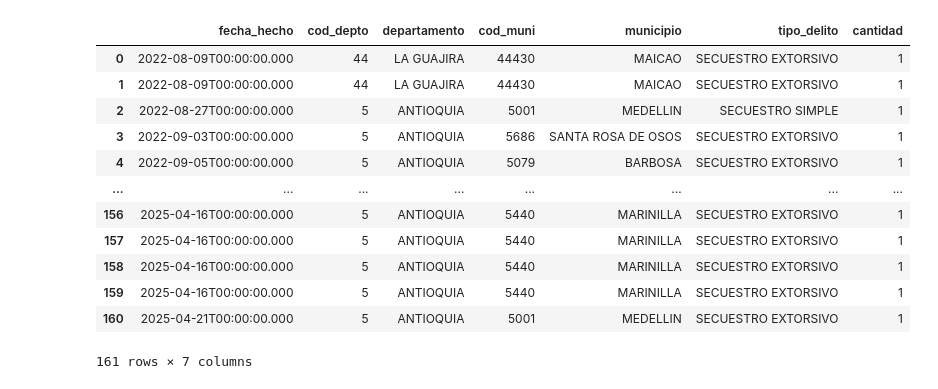
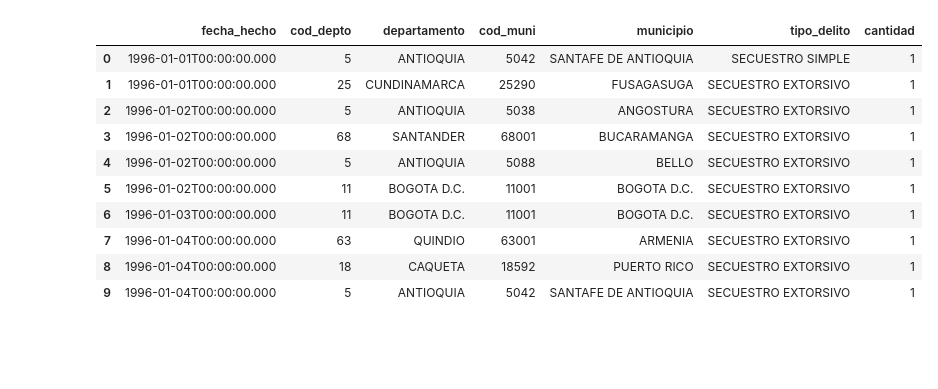
Before and after one commit to SPMINE-2425/repo_diegomiranda, a Jupyter notebook: Código/Exploración_Secuestros.ipynb, the cells around one changed output. Cells and saved outputs as stored; diff of their text form; code cells hidden in the pictures; blank space fills up the shorter version.

Commit message:
avance en la exploración de base datos secuestros

```diff
--- a/Código/Exploración_Secuestros.ipynb
+++ b/Código/Exploración_Secuestros.ipynb
@@ -6,16 +9,19 @@ DF = pd.read_json('https://www.datos.gov.co/resource/d7zw-hpf4.json?$query=SELEC
+# %%
+#Importación base de datos y convertir a df
+
+df=pd.read_json('https://www.datos.gov.co/resource/d7zw-hpf4.json?$limit=1000000&')
 # %%
-DF
+#Visión preliminar del dataset
+df.head(10)
 # %% [output]
 |  | fecha_hecho | cod_depto | departamento | cod_muni | municipio | tipo_delito | cantidad |
-| 0 | 2022-08-09T00:00:00.000 | 44 | LA GUAJIRA | 44430 | MAICAO | SECUESTRO EXTORSIVO | 1 |
-| 1 | 2022-08-09T00:00:00.000 | 44 | LA GUAJIRA | 44430 | MAICAO | SECUESTRO EXTORSIVO | 1 |
-| 2 | 2022-08-27T00:00:00.000 | 5 | ANTIOQUIA | 5001 | MEDELLIN | SECUESTRO SIMPLE | 1 |
-| 3 | 2022-09-03T00:00:00.000 | 5 | ANTIOQUIA | 5686 | SANTA ROSA DE OSOS | SECUESTRO EXTORSIVO | 1 |
-| 4 | 2022-09-05T00:00:00.000 | 5 | ANTIOQUIA | 5079 | BARBOSA | SECUESTRO EXTORSIVO | 1 |
-| ... | ... | ... | ... | ... | ... | ... | ... |
-| 156 | 2025-04-16T00:00:00.000 | 5 | ANTIOQUIA | 5440 | MARINILLA | SECUESTRO EXTORSIVO | 1 |
-| 157 | 2025-04-16T00:00:00.000 | 5 | ANTIOQUIA | 5440 | MARINILLA | SECUESTRO EXTORSIVO | 1 |
-| 158 | 2025-04-16T00:00:00.000 | 5 | ANTIOQUIA | 5440 | MARINILLA | SECUESTRO EXTORSIVO | 1 |
-| 159 | 2025-04-16T00:00:00.000 | 5 | ANTIOQUIA | 5440 | MARINILLA | SECUESTRO EXTORSIVO | 1 |
-| 160 | 2025-04-21T00:00:00.000 | 5 | ANTIOQUIA | 5001 | MEDELLIN | SECUESTRO EXTORSIVO | 1 |
+| 0 | 1996-01-01T00:00:00.000 | 5 | ANTIOQUIA | 5042 | SANTAFE DE ANTIOQUIA | SECUESTRO SIMPLE | 1 |
+| 1 | 1996-01-01T00:00:00.000 | 25 | CUNDINAMARCA | 25290 | FUSAGASUGA | SECUESTRO EXTORSIVO | 1 |
+| 2 | 1996-01-02T00:00:00.000 | 5 | ANTIOQUIA | 5038 | ANGOSTURA | SECUESTRO EXTORSIVO | 1 |
+| 3 | 1996-01-02T00:00:00.000 | 68 | SANTANDER | 68001 | BUCARAMANGA | SECUESTRO EXTORSIVO | 1 |
+| 4 | 1996-01-02T00:00:00.000 | 5 | ANTIOQUIA | 5088 | BELLO | SECUESTRO EXTORSIVO | 1 |
+| 5 | 1996-01-02T00:00:00.000 | 11 | BOGOTA D.C. | 11001 | BOGOTA D.C. | SECUESTRO EXTORSIVO | 1 |
+| 6 | 1996-01-03T00:00:00.000 | 11 | BOGOTA D.C. | 11001 | BOGOTA D.C. | SECUESTRO EXTORSIVO | 1 |
+| 7 | 1996-01-04T00:00:00.000 | 63 | QUINDIO | 63001 | ARMENIA | SECUESTRO EXTORSIVO | 1 |
+| 8 | 1996-01-04T00:00:00.000 | 18 | CAQUETA | 18592 | PUERTO RICO | SECUESTRO EXTORSIVO | 1 |
+| 9 | 1996-01-04T00:00:00.000 | 5 | ANTIOQUIA | 5042 | SANTAFE DE ANTIOQUIA | SECUESTRO EXTORSIVO | 1 |
-161 rows × 7 columns
```
Also changed, not shown: parts of 12 cells of this notebook, 2 other files.
